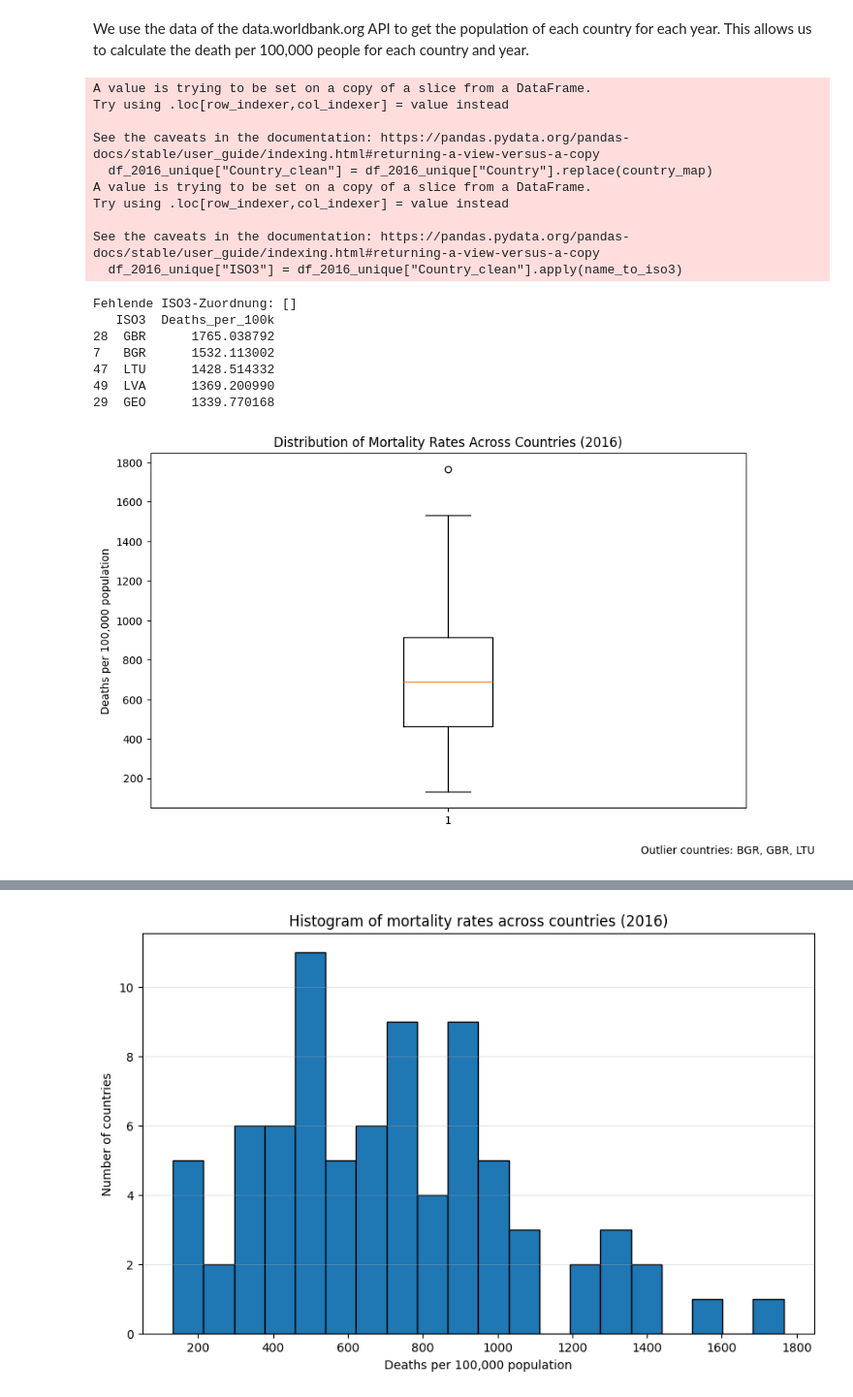
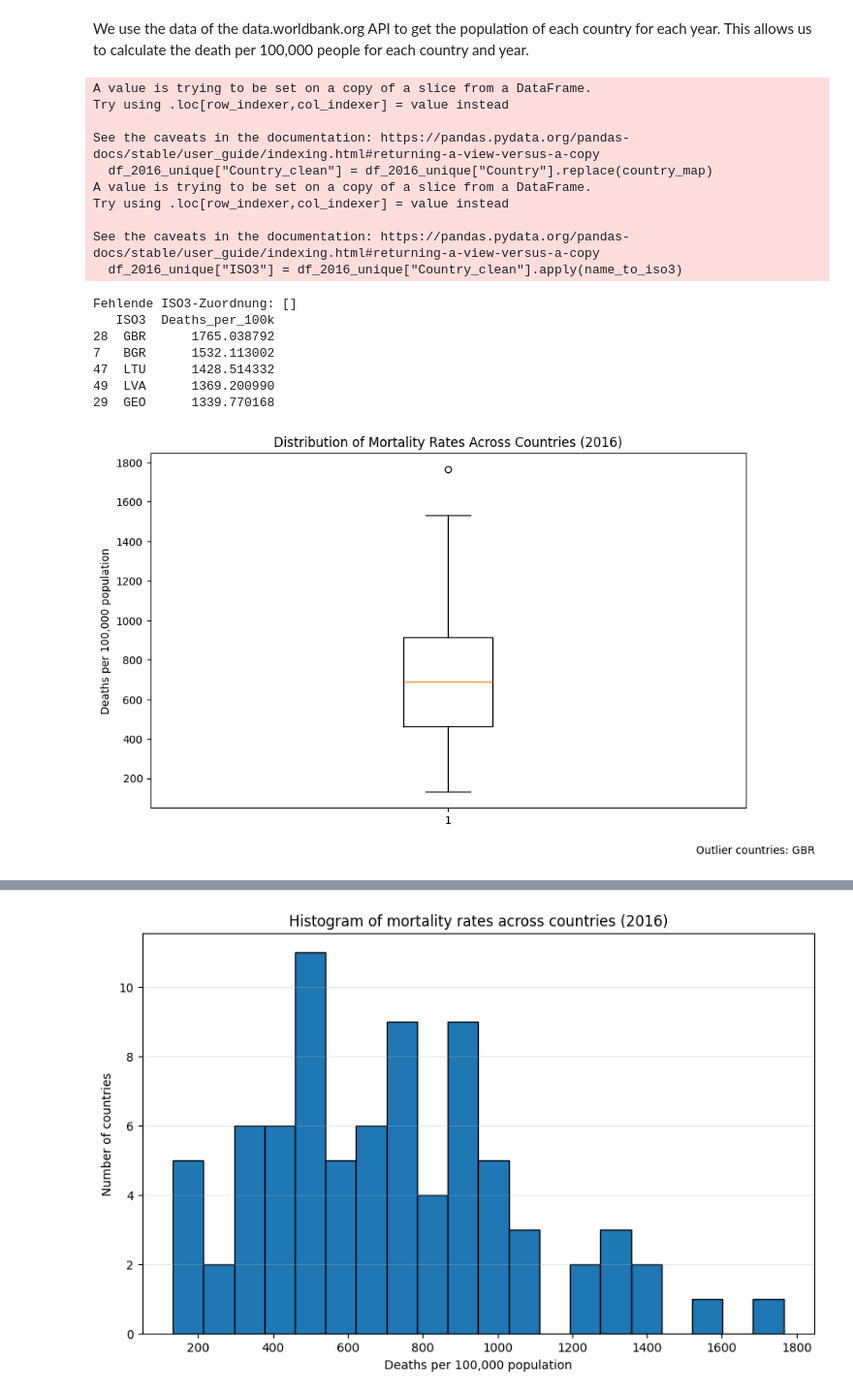
Before and after one commit to ihringerlinus/WHO_Mortality_Database, a Jupyter notebook: Übersicht.ipynb, the cells around one changed output, grey strips where cells are left out. Shown at 97% size. Cells and saved outputs as stored; diff of their text form; code cells hidden in the pictures.

```diff
--- a/Übersicht.ipynb
+++ b/Übersicht.ipynb
@@ -179,34 +179,49 @@ print(mortality_per_country.sort_values("Deaths_per_100k", ascending=False).head
 # 11. Boxplot zeichnen
 # -----------------------------
 
 plt.figure(figsize=(10, 6))
 plt.boxplot(mortality_per_country["Deaths_per_100k"], vert=True)
 
-# Outlier highlight
+# Werte holen
 values = mortality_per_country["Deaths_per_100k"].values
 iso3 = mortality_per_country["ISO3"].values
-outliers = iso3[values > np.percentile(values, 75) + 1.5*np.std(values)]
+
+# IQR-basierte Outlier Detection (richtiger Boxplot-Standard)
+Q1 = np.percentile(values, 25)
+Q3 = np.percentile(values, 75)
+IQR = Q3 - Q1
+
+upper_threshold = Q3 + 1.5 * IQR
+lower_threshold = Q1 - 1.5 * IQR
+
+outliers = iso3[(values > upper_threshold) | (values < lower_threshold)]
 
 plt.title("Distribution of Mortality Rates Across Countries (2016)")
 plt.ylabel("Deaths per 100,000 population")
-plt.figtext(0.99, 0.01, f"Outlier countries: {', '.join(outliers)}", ha="right")
+
+plt.figtext(
+    0.99, 0.01,
+    f"Outlier countries: {', '.join(outliers)}",
+    ha="right"
+)
+
 plt.show()
 # %% [output]
 A value is trying to be set on a copy of a slice from a DataFrame.
 Try using .loc[row_indexer,col_indexer] = value instead
 
 See the caveats in the documentation: https://pandas.pydata.org/pandas-docs/stable/user_guide/indexing.html#returning-a-view-versus-a-copy
   df_2016_unique["Country_clean"] = df_2016_unique["Country"].replace(country_map)
 A value is trying to be set on a copy of a slice from a DataFrame.
 Try using .loc[row_indexer,col_indexer] = value instead
 
 See the caveats in the documentation: https://pandas.pydata.org/pandas-docs/stable/user_guide/indexing.html#returning-a-view-versus-a-copy
   df_2016_unique["ISO3"] = df_2016_unique["Country_clean"].apply(name_to_iso3)
 Fehlende ISO3-Zuordnung: []
    ISO3  Deaths_per_100k
 28  GBR      1765.038792
 7   BGR      1532.113002
 47  LTU      1428.514332
 49  LVA      1369.200990
 29  GEO      1339.770168
-[figure, old version]
+[figure, new version]
```
Also changed, not shown: parts of 5 cells of this notebook.
